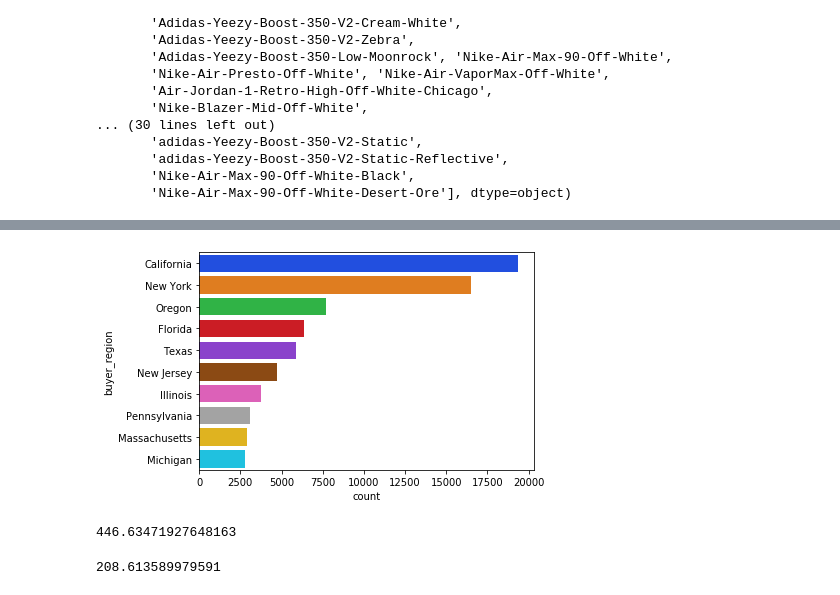
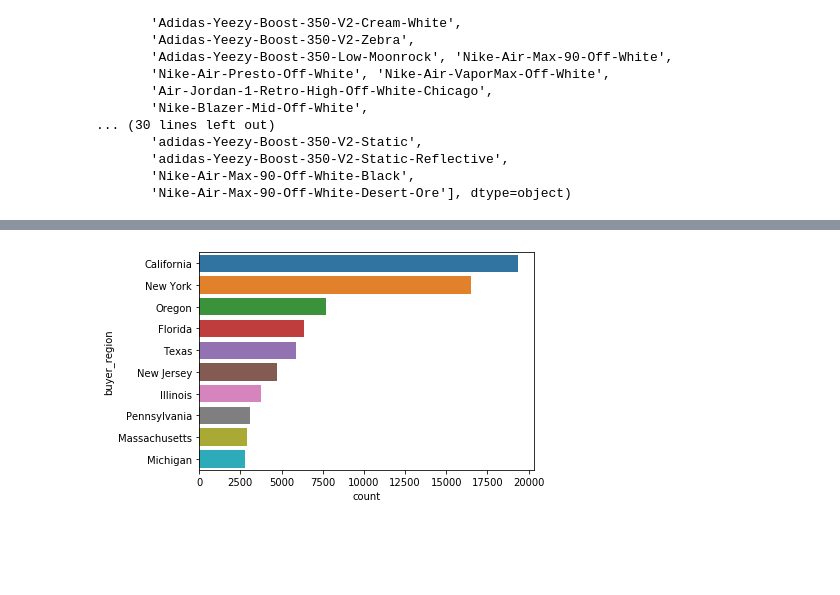
Before and after one commit to joelrajuthomas/StockXAnalysis, a Jupyter notebook: StockXProject/Shoes.ipynb, the cells around one changed output, grey strips where cells are left out. Drawn from its saved outputs; the diff is of its cells as text; code cells hidden in the pictures; blank space fills up the shorter version.

```diff
--- a/StockXProject/Shoes.ipynb
+++ b/StockXProject/Shoes.ipynb
@@ -305,14 +293,5 @@ bruh = shoes['buyer_region'].value_counts()[:10]
 # %%
-state_sales = sns.countplot(y="buyer_region", data=shoes, order=shoes.buyer_region.value_counts().iloc[:10].index, palette="bright")
+state_sales = sns.countplot(y="buyer_region", data=shoes, order = shoes.buyer_region.value_counts().iloc[:10].index)
 # %% [output]
-[figure, old version]
+[figure, new version]
-# %%
-shoes.sale_price.mean()
-# %% [output]
-446.63471927648163
-# %%
-
-shoes.retail_price.mean()
-# %% [output]
-208.613589979591
 # %%
```
Also changed, not shown: parts of 17 cells of this notebook, 2 other files.
